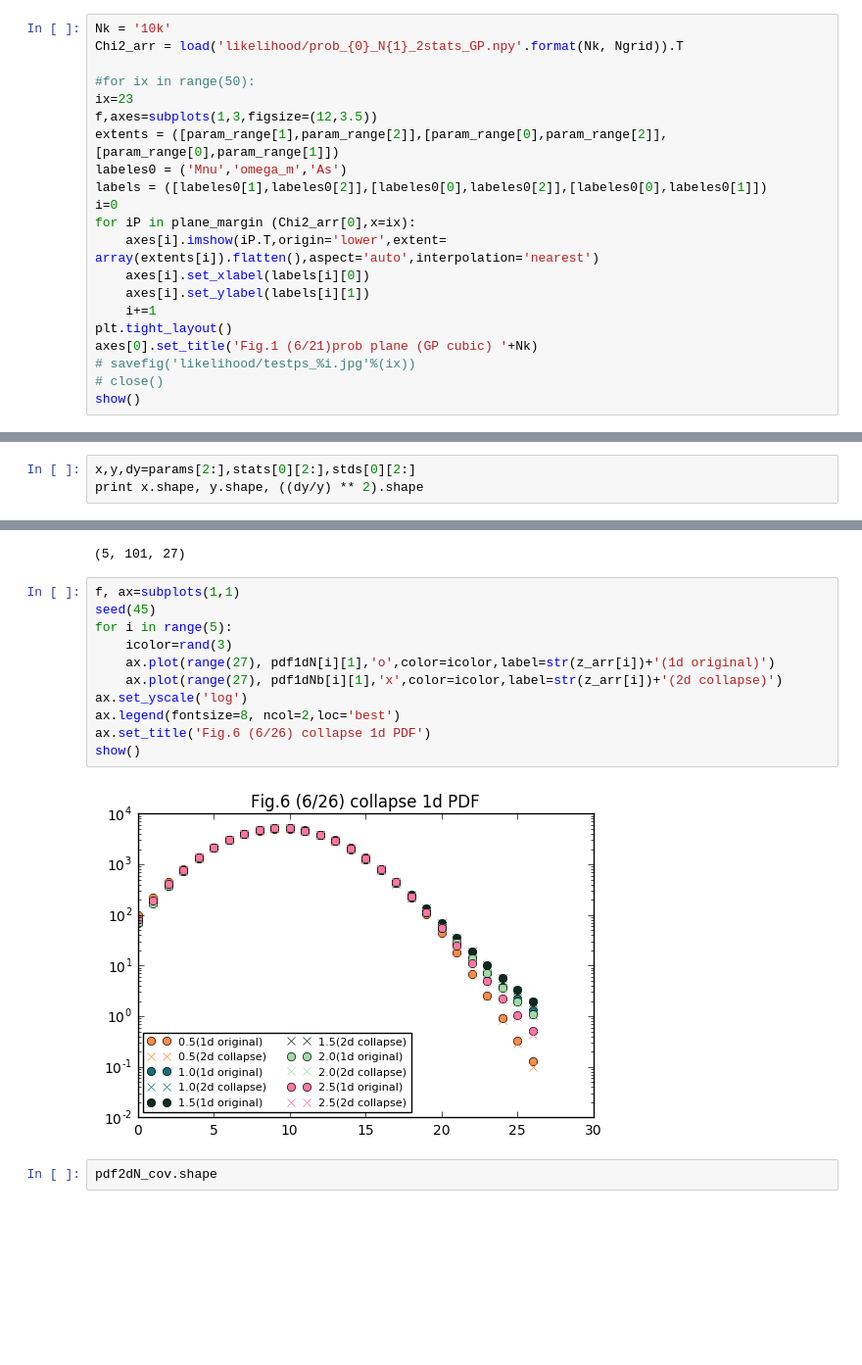
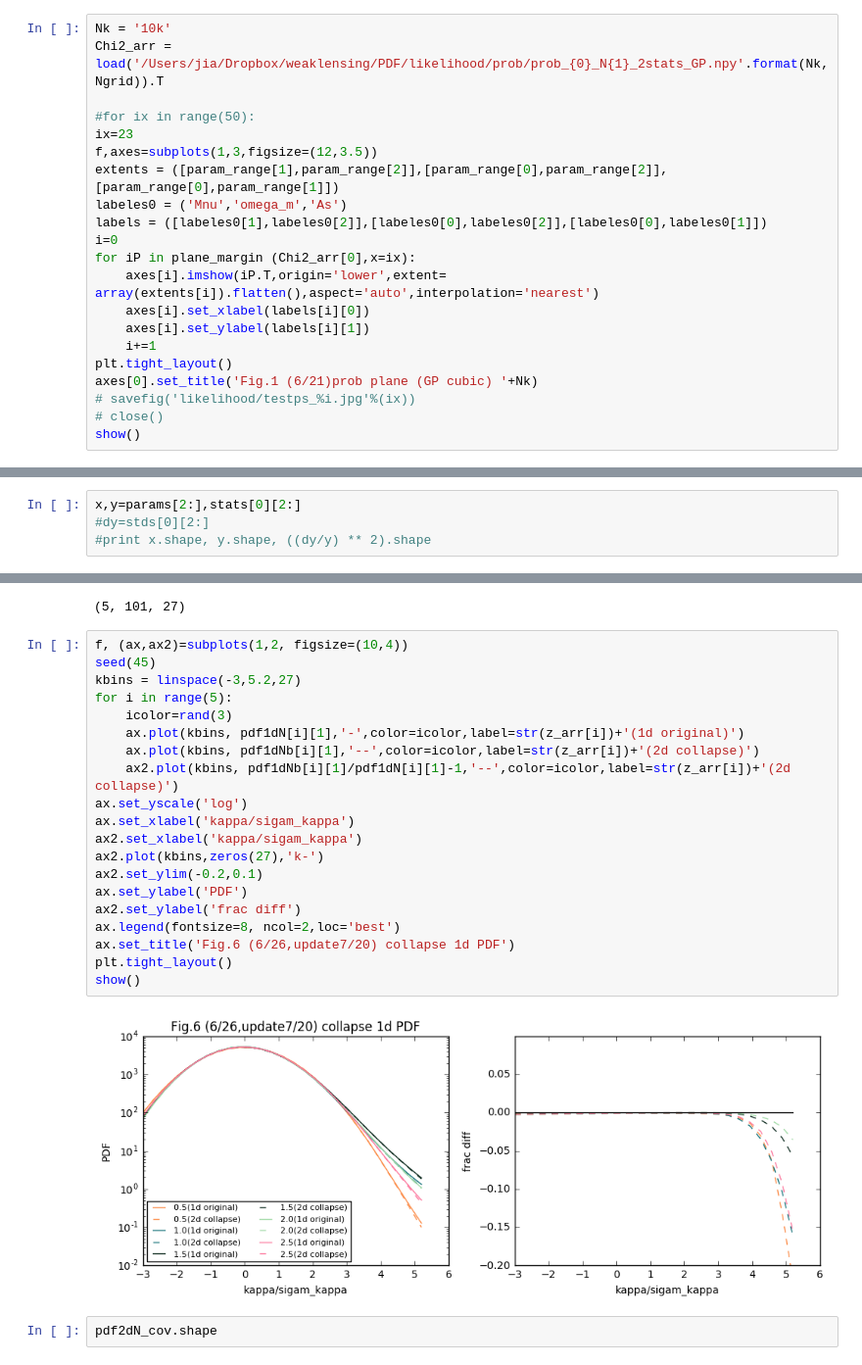
Before and after one commit to liuxx479/PDFs, a Jupyter notebook: likelihood.ipynb, the cells around one changed output, grey strips where cells are left out. Shown at 98% size. Cells and saved outputs as stored; diff of their text form; blank space fills up the shorter version.

Commit message:
test collapsed 1d PDF from 2d

```diff
--- a/likelihood.ipynb
+++ b/likelihood.ipynb
@@ -114,7 +114,7 @@ def plane_margin (chi2cube,Ngrid=Ngrid,x=23):
     #return prob[x],prob[:,x],prob[:,:,x]
 # %%
 Nk = '10k'
-Chi2_arr = load('likelihood/prob_{0}_N{1}_2stats_GP.npy'.format(Nk, Ngrid)).T
+Chi2_arr = load('/Users/jia/Dropbox/weaklensing/PDF/likelihood/prob/prob_{0}_N{1}_2stats_GP.npy'.format(Nk, Ngrid)).T
 
 #for ix in range(50):
 ix=23
@@ -273,3 +271,4 @@ print array(stds[0]).shape, array(stds[1]).shape
 # %%
-x,y,dy=params[2:],stats[0][2:],stds[0][2:]
-print x.shape, y.shape, ((dy/y) ** 2).shape
+x,y=params[2:],stats[0][2:]
+#dy=stds[0][2:]
+#print x.shape, y.shape, ((dy/y) ** 2).shape
@@ -434,18 +428,27 @@ pdf1dNb.shape
 # %% [output]
 (5, 101, 27)
 # %%
-f, ax=subplots(1,1)
+f, (ax,ax2)=subplots(1,2, figsize=(10,4))
 seed(45)
+kbins = linspace(-3,5.2,27)
 for i in range(5):
     icolor=rand(3)
-    ax.plot(range(27), pdf1dN[i][1],'o',color=icolor,label=str(z_arr[i])+'(1d original)')
-    ax.plot(range(27), pdf1dNb[i][1],'x',color=icolor,label=str(z_arr[i])+'(2d collapse)')
+    ax.plot(kbins, pdf1dN[i][1],'-',color=icolor,label=str(z_arr[i])+'(1d original)')
+    ax.plot(kbins, pdf1dNb[i][1],'--',color=icolor,label=str(z_arr[i])+'(2d collapse)')
+    ax2.plot(kbins, pdf1dNb[i][1]/pdf1dN[i][1]-1,'--',color=icolor,label=str(z_arr[i])+'(2d collapse)')
 ax.set_yscale('log')
+ax.set_xlabel('kappa/sigam_kappa')
+ax2.set_xlabel('kappa/sigam_kappa')
+ax2.plot(kbins,zeros(27),'k-')
+ax2.set_ylim(-0.2,0.1)
+ax.set_ylabel('PDF')
+ax2.set_ylabel('frac diff')
 ax.legend(fontsize=8, ncol=2,loc='best')
-ax.set_title('Fig.6 (6/26) collapse 1d PDF')
+ax.set_title('Fig.6 (6/26,update7/20) collapse 1d PDF')
+plt.tight_layout()
 show()
 # %% [output]
-[figure, old version]
+[figure, new version]
 # %%
 pdf2dN_cov.shape
 # %% [output]
```
Also changed, not shown: parts of 14 cells of this notebook.
